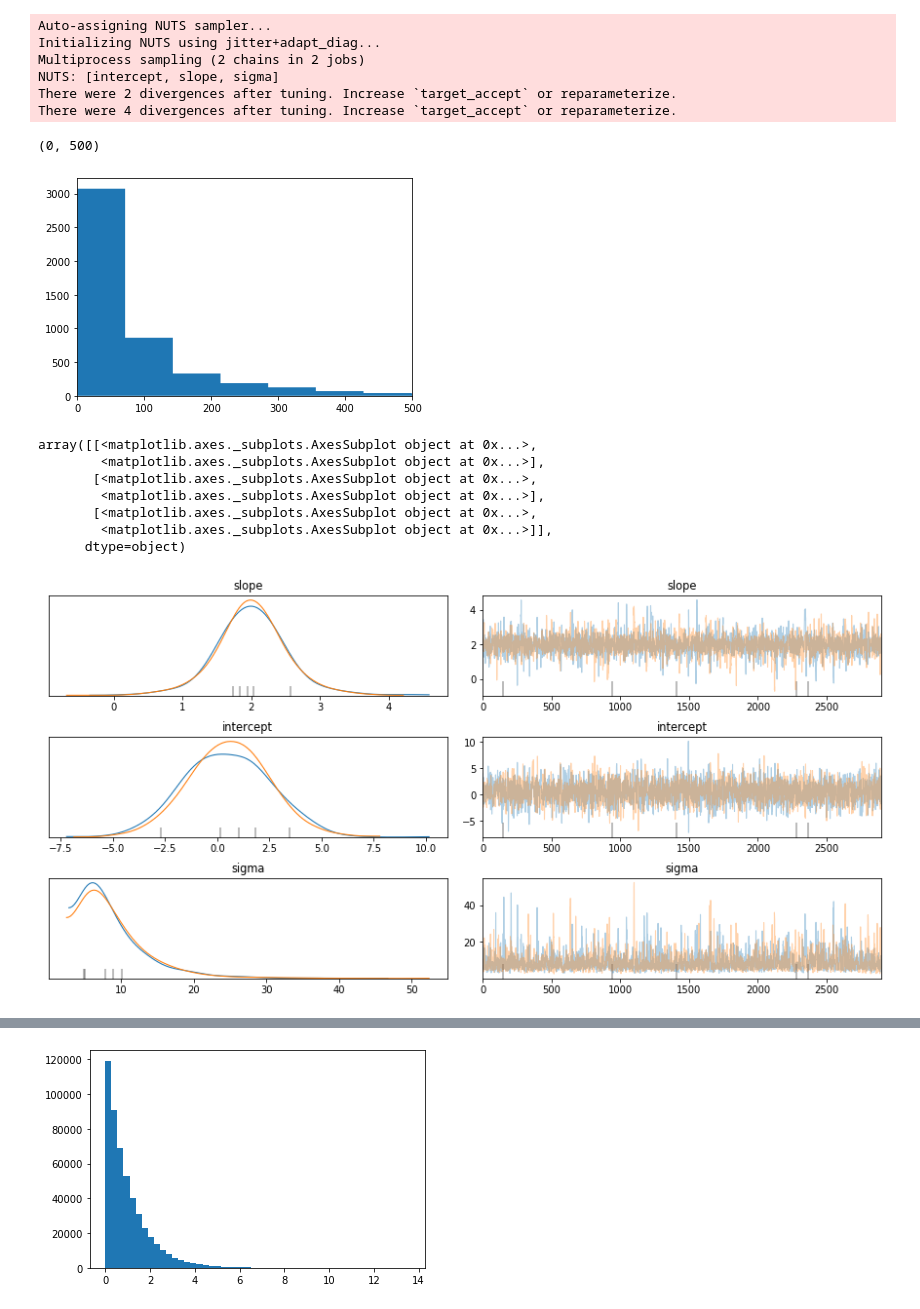
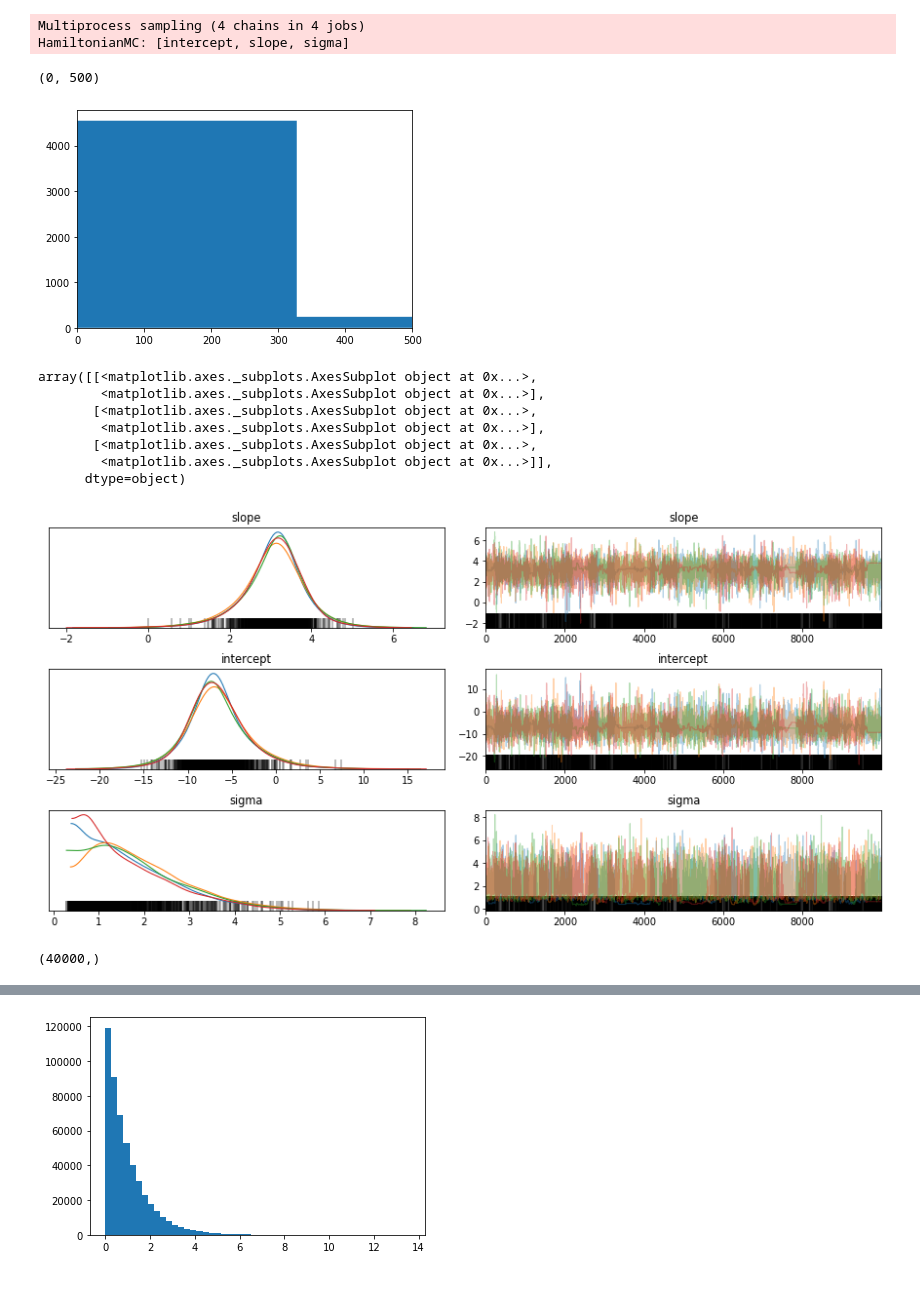
Before and after one commit to dmadea/Jupyter-Tutorials, a Jupyter notebook: MCMC/pymc3.ipynb, the cells around one changed output, grey strips where cells are left out. Cells and saved outputs as stored; diff of their text form; code cells hidden in the pictures.

```diff
--- a/MCMC/pymc3.ipynb
+++ b/MCMC/pymc3.ipynb
@@ -11,6 +13,6 @@ def _model(theta, x):
 # %%
 theta = np.asarray([0.5, 2])
-N = 3
+N = 10
 
 # np.random.seed(10)
 x =  np.random.rand(N) * 20
@@ -28,25 +30,23 @@ plt.plot(x, y, 'o')
 with pm.Model() as model:
 
     # Define priors
-    sigma = pm.Exponential("sigma", lam=0.1, testval=5)
+    sigma = pm.HalfNormal("sigma", sd=2)
 
-    slope = pm.Normal('slope', mu=2, sigma=2)
-    intercept = pm.Normal('intercept', mu=0.5, sigma=2)
+#     theta = Normal('beta', mu=0, sd=10, shape=2)
+
+    slope = pm.Normal('slope', mu=5, sd=10)
+    intercept = pm.Normal('intercept', mu=0, sd=10)
 
 #     theta  = pm.Normal('theta', mu=np.array([0.5, 2]), sigma=np.array([10, 10]))
 
     # Define likelihood
-    likelihood = pm.Normal('y', mu=intercept + slope * x, sigma=sigma, observed=y)
+    likelihood = pm.Normal('y', mu=intercept + slope * x, sd=sigma, observed=y)
 
     # Inference!
-    trace = pm.sample(3000, cores=2) # draw 3000 posterior samples using NUTS sampling
+    trace = pm.sample(10000, step=pm.HamiltonianMC(), cores=4) # draw 3000 posterior samples using NUTS sampling
 # %% [output]
-Auto-assigning NUTS sampler...
-Initializing NUTS using jitter+adapt_diag...
-Multiprocess sampling (2 chains in 2 jobs)
-NUTS: [intercept, slope, sigma]
-There were 2 divergences after tuning. Increase `target_accept` or reparameterize.
-There were 4 divergences after tuning. Increase `target_accept` or reparameterize.
+Multiprocess sampling (4 chains in 4 jobs)
+HamiltonianMC: [intercept, slope, sigma]
 # %%
 # res = plt.hist(sigma.random(size=50000), bins=500, histtype="stepfilled")
 with pm.Model() as model:
@@ -56,18 +56,22 @@ plt.xlim(0, 500)
 # res = plt.hist(intercept.random(size=50000), bins=500, histtype="stepfilled")
 # %% [output]
 (0, 500)
-[figure, old version]
+[figure, new version]
 # %%
-pm.traceplot(trace[100:])
+pm.traceplot(trace[:])
 # %% [output]
 array([[<matplotlib.axes._subplots.AxesSubplot object at 0x...>,
         <matplotlib.axes._subplots.AxesSubplot object at 0x...>],
        [<matplotlib.axes._subplots.AxesSubplot object at 0x...>,
         <matplotlib.axes._subplots.AxesSubplot object at 0x...>],
        [<matplotlib.axes._subplots.AxesSubplot object at 0x...>,
         <matplotlib.axes._subplots.AxesSubplot object at 0x...>]],
       dtype=object)
-[figure, old version]
+[figure, new version]
+# %%
+trace["slope"].shape
+# %% [output]
+(40000,)
 # %%
 plt.figure(figsize=(10, 7))
 plt.plot(x, y, 'o', label='data')
```
Also changed, not shown: parts of 4 cells of this notebook, 1 other file.
